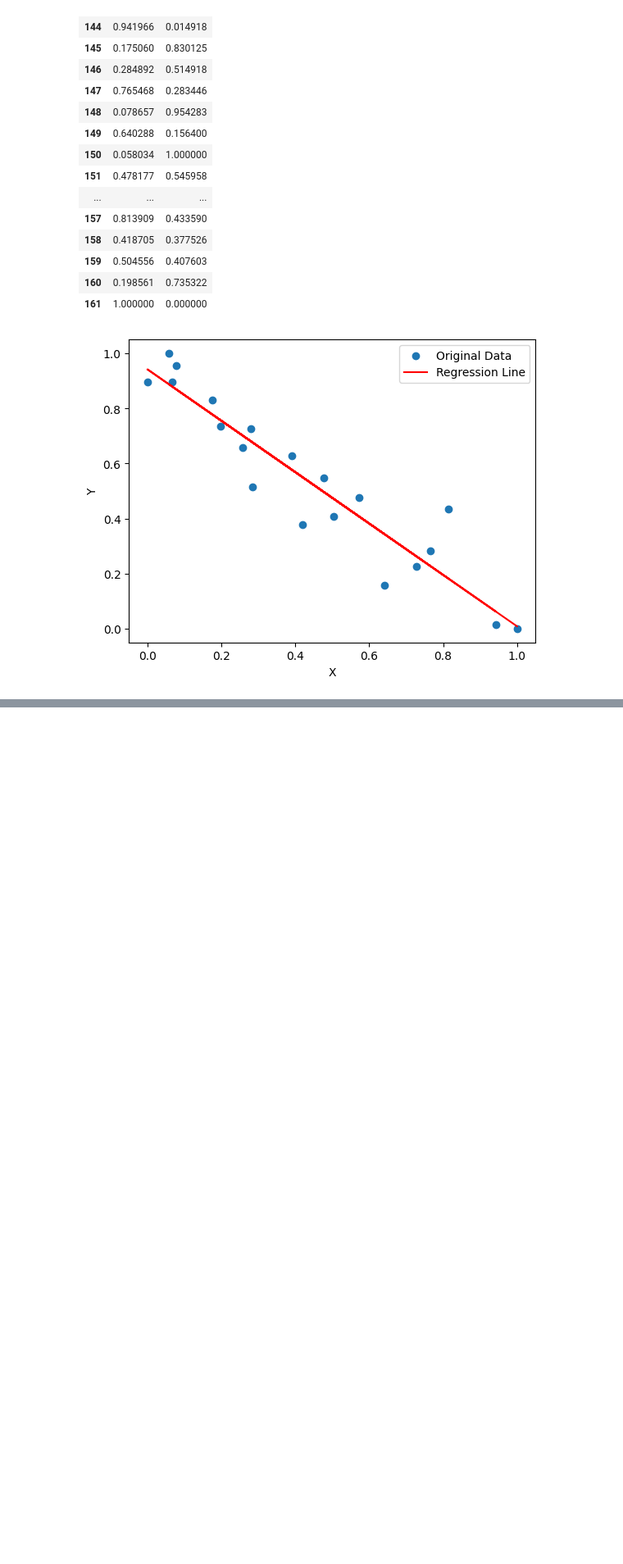
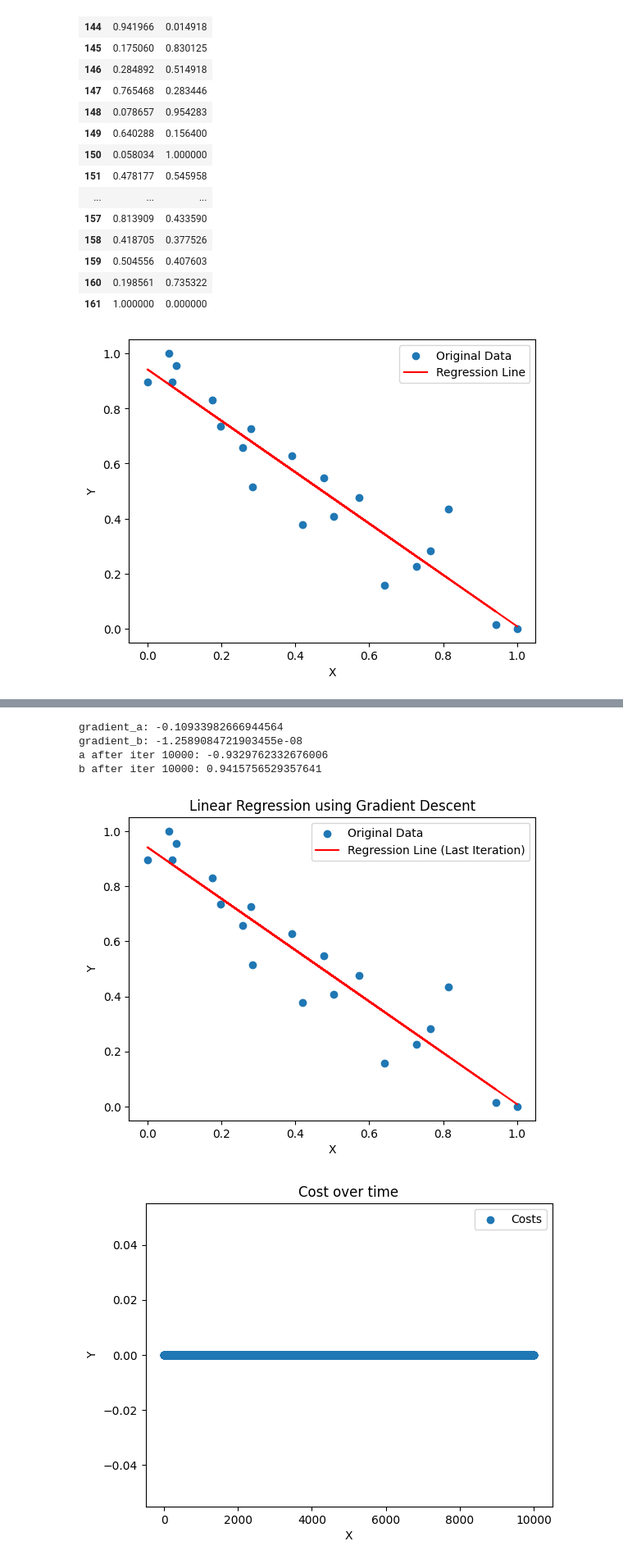
Before and after one commit to umutucak/introML, a Jupyter notebook: assignment1/task_A.ipynb, the cells around one changed output, grey strips where cells are left out. Shown: that part at 82% size. Saved outputs shown, nothing was run; the diff lists cells and outputs as text; code cells hidden in the pictures; blank space fills up the shorter version.

```diff
--- a/assignment1/task_A.ipynb
+++ b/assignment1/task_A.ipynb
@@ -181,0 +225,43 @@ cost
+# %%
+# Step 8 Gradient Descent - final iteration
+costs = np.zeros(iterations)
+for _ in range(iterations):
+    # Calculate the predicted Y values
+    y_prediction = a*df.X + b
+
+    np.append(costs, cost_function(df.Y, y_prediction))
+
+    # Calculate the gradients with respect to m and b
+    gradient_m = -(1/N) * np.sum(df.X * (df.Y - y_prediction))
+    gradient_b = -(1/N) * np.sum(df.Y - y_prediction)
+
+    # Update the model parameters
+    a -= L * gradient_m
+    b -= L * gradient_b
+
+print("gradient_a:", gradient_a)
+print("gradient_b:", gradient_b)
+print(f"a after iter {iterations}:", a)
+print(f"b after iter {iterations}:", b)
+
+plt.scatter(df.X, df.Y, label='Original Data')
+plt.plot(df.X, a * df.X + b, color='red', label='Regression Line (Last Iteration)')
+plt.xlabel('X')
+plt.ylabel('Y')
+plt.legend()
+plt.title('Linear Regression using Gradient Descent')
+plt.show()
+
+plt.scatter(range(10000), costs, label='Costs')
+plt.xlabel('X')
+plt.ylabel('Y')
+plt.legend()
+plt.title('Cost over time')
+plt.show()
+# %% [output]
+gradient_a: -0.10933982666944564
+gradient_b: -1.2589084721903455e-08
+a after iter 10000: -0.9329762332676006
+b after iter 10000: 0.9415756529357641
+[figure, added]
+[figure, added]
```
Also changed, not shown: parts of 7 cells of this notebook.
